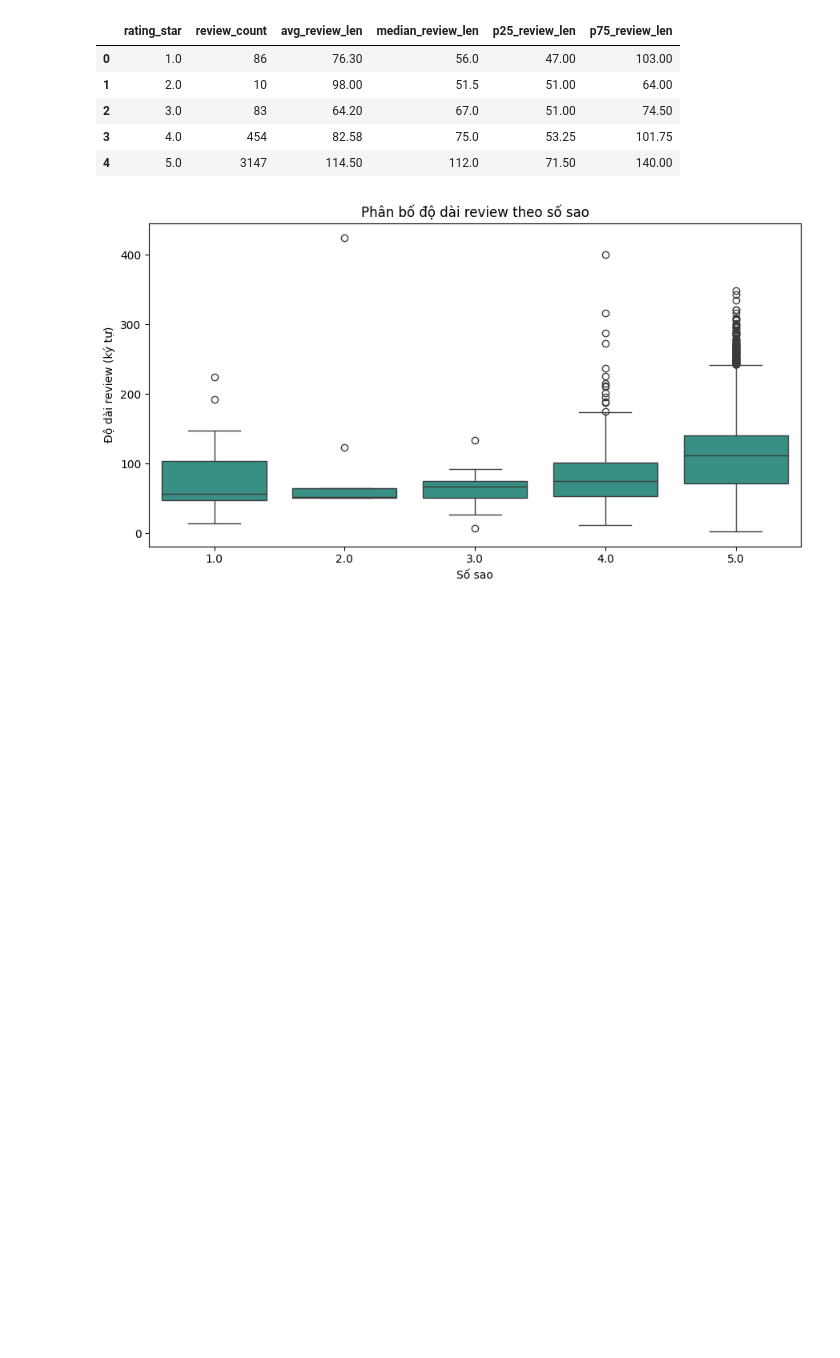
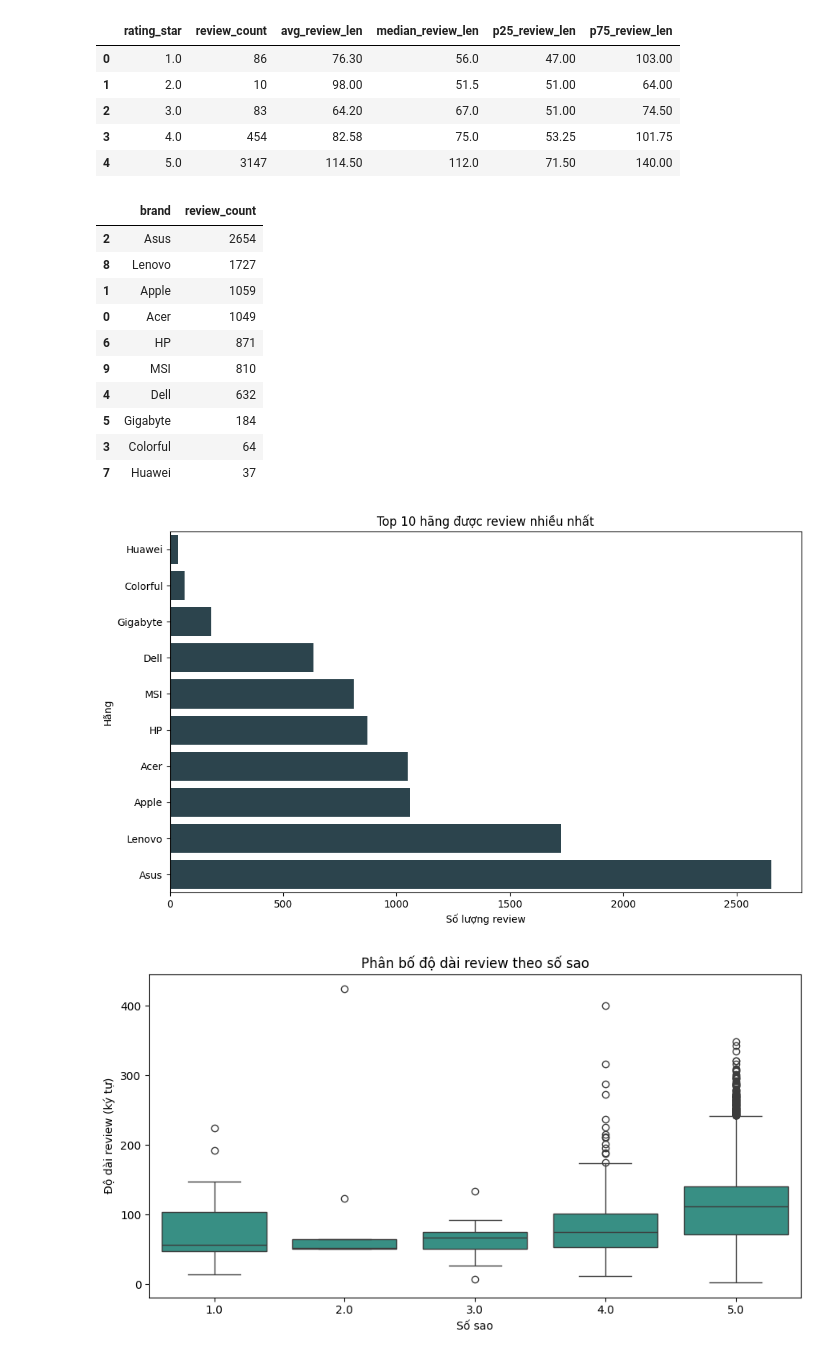
Before and after one commit to CodeingOver/KTLTTrongPTDL, a Jupyter notebook: 02_EDA_Preprocessing.ipynb, the cells around one changed output. Cells and saved outputs as stored; diff of their text form; code cells hidden in the pictures; blank space fills up the shorter version.

```diff
--- a/02_EDA_Preprocessing.ipynb
+++ b/02_EDA_Preprocessing.ipynb
@@ -253,6 +253,47 @@ table_review_len_by_rating.to_csv("outputs/table_review_len_by_rating.csv", inde
 | 2 | 3.0 | 83 | 64.20 | 67.0 | 51.00 | 74.50 |
 | 3 | 4.0 | 454 | 82.58 | 75.0 | 53.25 | 101.75 |
 | 4 | 5.0 | 3147 | 114.50 | 112.0 | 71.50 | 140.00 |
+# %%
+# Biểu đồ bổ sung: Top hãng được review nhiều nhất
+if "brand" in df.columns:
+    table_top_brands = (
+        df.assign(brand_clean=df["brand"].fillna("").astype(str).str.strip())
+          .loc[lambda x: x["brand_clean"].ne("")]
+          .groupby("brand_clean")
+          .size()
+          .reset_index(name="review_count")
+          .sort_values("review_count", ascending=False)
+          .head(10)
+    )
+
+    table_top_brands = table_top_brands.rename(columns={"brand_clean": "brand"})
+    display(table_top_brands)
+    table_top_brands.to_csv("outputs/table_top_brands_by_review.csv", index=False, encoding="utf-8-sig")
+
+    top_brands_plot = table_top_brands.sort_values("review_count", ascending=True)
+    plt.figure(figsize=(10, 6))
+    sns.barplot(data=top_brands_plot, x="review_count", y="brand", color="#264653")
+    plt.title("Top 10 hãng được review nhiều nhất")
+    plt.xlabel("Số lượng review")
+    plt.ylabel("Hãng")
+    plt.tight_layout()
+    plt.savefig("outputs/chart_top_brands_by_review.png", dpi=150)
+    plt.show()
+else:
+    print("Không có cột brand để vẽ biểu đồ top hãng.")
+# %% [output]
+|  | brand | review_count |
+| 2 | Asus | 2654 |
+| 8 | Lenovo | 1727 |
+| 1 | Apple | 1059 |
+| 0 | Acer | 1049 |
+| 6 | HP | 871 |
+| 9 | MSI | 810 |
+| 4 | Dell | 632 |
+| 5 | Gigabyte | 184 |
+| 3 | Colorful | 64 |
+| 7 | Huawei | 37 |
+[figure, added]
 # %%
 # Biểu đồ bổ sung: Phân bố độ dài review theo nhóm sao
 df_rating_len = df[df["rating_star"].notna()].copy()
```
Also changed, not shown: 20 other files.
